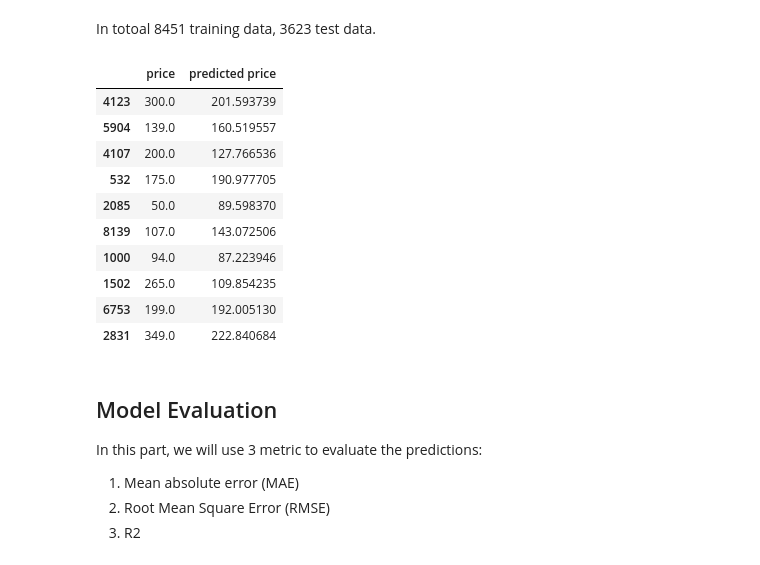
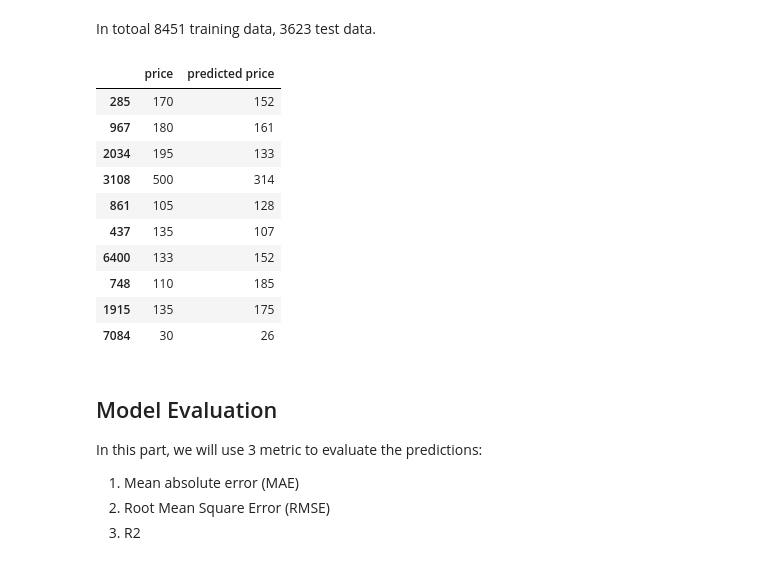
Before and after one commit to carterjin/Capstion-Project-San-Francisco-Airbnb-Data-Analysis-and-Machine-Learning-Price-Prediction, a Jupyter notebook: San_Francisco_Airbnb_Exploratory_Analysis.ipynb, the cells around one changed output. Cells and saved outputs as stored; diff of their text form; code cells hidden in the pictures.

Commit message:
Added a few new machine learning price predictions

```diff
--- a/San_Francisco_Airbnb_Exploratory_Analysis.ipynb
+++ b/San_Francisco_Airbnb_Exploratory_Analysis.ipynb
@@ -164,9 +164,10 @@ df_lr.rename({'neighbourhood_cleansed':'neighbourhood'},axis = 1,inplace = True)
 # %%
 # Some of the prices over 500 are extremely high, and may intercept with fitting
 # dropping these data gets rids of 5% of the total data
+# 3 rows with price as 0 are probably mistakes, we'll drop them
 # Encode the categorical data as one hot
 df_lr_oh_all = pd.get_dummies(df_lr, columns = ['neighbourhood','property_type','room_type','bed_type'],drop_first = True)
-df_lr_oh = df_lr_oh_all.query('price <= 500')
+df_lr_oh = df_lr_oh_all.query('price <= 500 and price != 0')
 # %%
 # drop total 83 rows that contains null values
 df_lr_oh = df_lr_oh[~df_lr_oh.isnull().any(axis = 1)]
@@ -184,19 +185,20 @@ lr.fit(X_train, y_train)
 # predict result using test data
 y_pred = lr.predict(X_test)
 # %%
-pd.DataFrame({'price':y_test, 'predicted price': y_pred}).sample(10)
+df_temp = pd.DataFrame({'price':y_test, 'predicted price': y_pred}).sample(10)
+df_temp.apply(np.floor).astype(object)
 # %% [output]
 |  | price | predicted price |
-| 4123 | 300.0 | 201.593739 |
-| 5904 | 139.0 | 160.519557 |
-| 4107 | 200.0 | 127.766536 |
-| 532 | 175.0 | 190.977705 |
-| 2085 | 50.0 | 89.598370 |
-| 8139 | 107.0 | 143.072506 |
-| 1000 | 94.0 | 87.223946 |
-| 1502 | 265.0 | 109.854235 |
-| 6753 | 199.0 | 192.005130 |
-| 2831 | 349.0 | 222.840684 |
+| 285 | 170 | 152 |
+| 967 | 180 | 161 |
+| 2034 | 195 | 133 |
+| 3108 | 500 | 314 |
+| 861 | 105 | 128 |
+| 437 | 135 | 107 |
+| 6400 | 133 | 152 |
+| 748 | 110 | 185 |
+| 1915 | 135 | 175 |
+| 7084 | 30 | 26 |
 # %% [markdown]
 ## Model Evaluation
 
```
Also changed, not shown: parts of 26 cells of this notebook.
